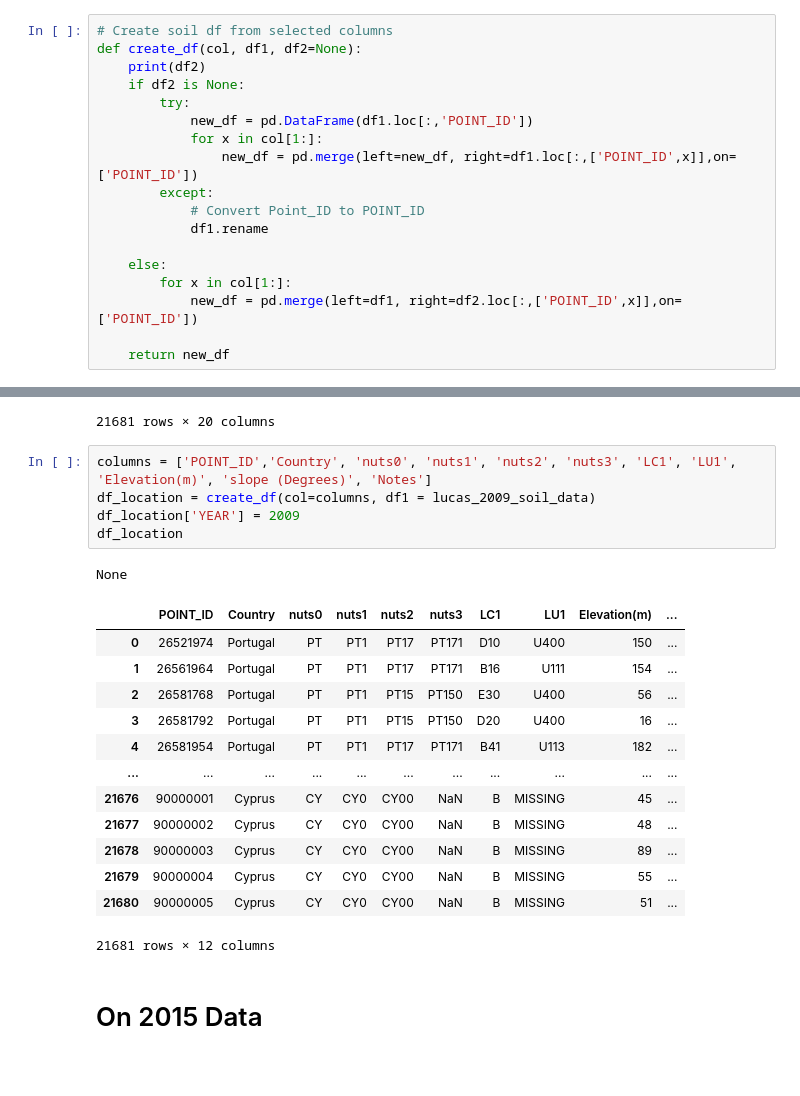
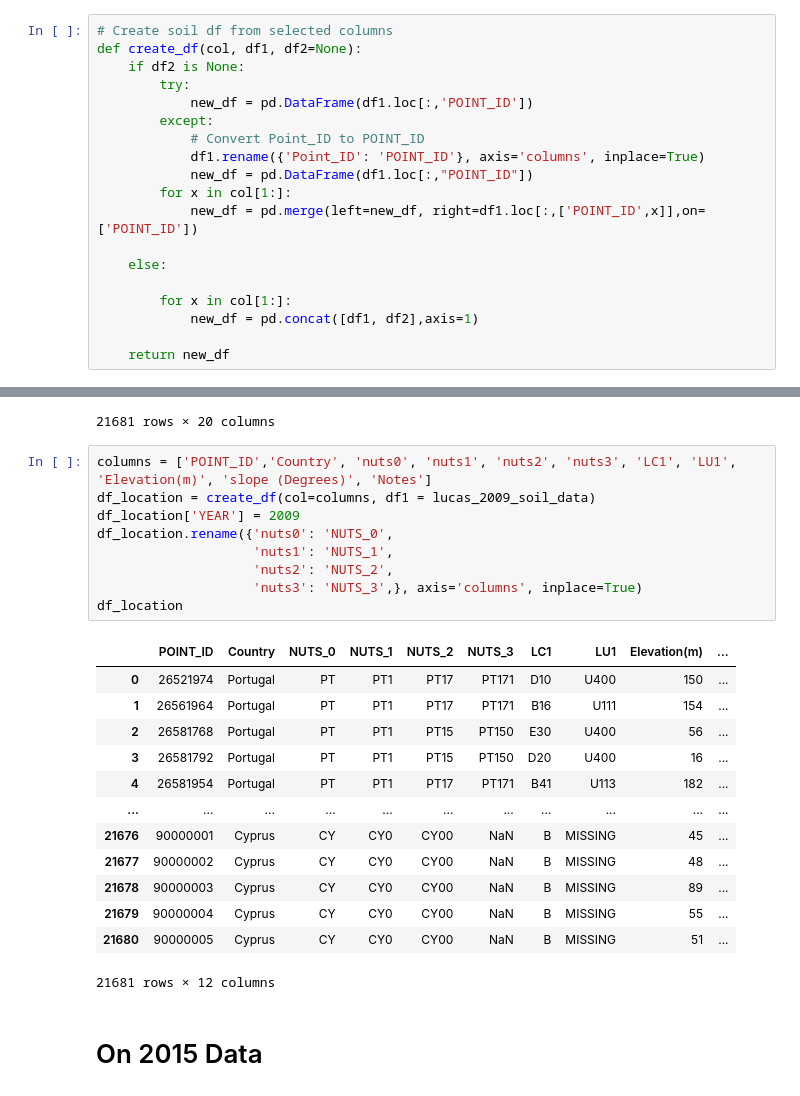
Before and after one commit to IndianGrandpa/AI4ls-Team-52, a Jupyter notebook: EDA.ipynb, the cells around one changed output, grey strips where cells are left out. Saved outputs shown, nothing was run; the diff lists cells and outputs as text; blank space fills up the shorter version.

Commit message:
downloading data

```diff
--- a/EDA.ipynb
+++ b/EDA.ipynb
@@ -134,18 +134,19 @@ Index([',POINT_ID,PTotal,Country,LONG,LAT,geom_X,geom_Y'], dtype='object')
 # %%
 # Create soil df from selected columns
 def create_df(col, df1, df2=None):
-    print(df2)
     if df2 is None:
         try:
             new_df = pd.DataFrame(df1.loc[:,'POINT_ID'])
-            for x in col[1:]:
-                new_df = pd.merge(left=new_df, right=df1.loc[:,['POINT_ID',x]],on=['POINT_ID'])
         except:
             # Convert Point_ID to POINT_ID
-            df1.rename
+            df1.rename({'Point_ID': 'POINT_ID'}, axis='columns', inplace=True)
+            new_df = pd.DataFrame(df1.loc[:,"POINT_ID"])
+        for x in col[1:]:
+            new_df = pd.merge(left=new_df, right=df1.loc[:,['POINT_ID',x]],on=['POINT_ID'])
 
     else:
+
         for x in col[1:]:
-            new_df = pd.merge(left=df1, right=df2.loc[:,['POINT_ID',x]],on=['POINT_ID'])
+            new_df = pd.concat([df1, df2],axis=1)
 
     return new_df
@@ -247,23 +250,26 @@ df_2009
 # %%
 columns = ['POINT_ID','Country', 'nuts0', 'nuts1', 'nuts2', 'nuts3', 'LC1', 'LU1', 'Elevation(m)', 'slope (Degrees)', 'Notes']
 df_location = create_df(col=columns, df1 = lucas_2009_soil_data)
 df_location['YEAR'] = 2009
+df_location.rename({'nuts0': 'NUTS_0',
+                    'nuts1': 'NUTS_1',
+                    'nuts2': 'NUTS_2',
+                    'nuts3': 'NUTS_3',}, axis='columns', inplace=True)
 df_location
 # %% [output]
+|  | POINT_ID | Country | NUTS_0 | NUTS_1 | NUTS_2 | NUTS_3 | LC1 | LU1 | Elevation(m) | ... |
+| 0 | 26521974 | Portugal | PT | PT1 | PT17 | PT171 | D10 | U400 | 150 | ... |
+| 1 | 26561964 | Portugal | PT | PT1 | PT17 | PT171 | B16 | U111 | 154 | ... |
+| 2 | 26581768 | Portugal | PT | PT1 | PT15 | PT150 | E30 | U400 | 56 | ... |
+| 3 | 26581792 | Portugal | PT | PT1 | PT15 | PT150 | D20 | U400 | 16 | ... |
+| 4 | 26581954 | Portugal | PT | PT1 | PT17 | PT171 | B41 | U113 | 182 | ... |
+| ... | ... | ... | ... | ... | ... | ... | ... | ... | ... | ... |
+| 21676 | 90000001 | Cyprus | CY | CY0 | CY00 | NaN | B | MISSING | 45 | ... |
+| 21677 | 90000002 | Cyprus | CY | CY0 | CY00 | NaN | B | MISSING | 48 | ... |
+| 21678 | 90000003 | Cyprus | CY | CY0 | CY00 | NaN | B | MISSING | 89 | ... |
+| 21679 | 90000004 | Cyprus | CY | CY0 | CY00 | NaN | B | MISSING | 55 | ... |
+| 21680 | 90000005 | Cyprus | CY | CY0 | CY00 | NaN | B | MISSING | 51 | ... |
-None
+21681 rows × 12 columns
-|  | POINT_ID | Country | nuts0 | nuts1 | nuts2 | nuts3 | LC1 | LU1 | Elevation(m) | ... |
-| 0 | 26521974 | Portugal | PT | PT1 | PT17 | PT171 | D10 | U400 | 150 | ... |
-| 1 | 26561964 | Portugal | PT | PT1 | PT17 | PT171 | B16 | U111 | 154 | ... |
-| 2 | 26581768 | Portugal | PT | PT1 | PT15 | PT150 | E30 | U400 | 56 | ... |
-| 3 | 26581792 | Portugal | PT | PT1 | PT15 | PT150 | D20 | U400 | 16 | ... |
-| 4 | 26581954 | Portugal | PT | PT1 | PT17 | PT171 | B41 | U113 | 182 | ... |
-| ... | ... | ... | ... | ... | ... | ... | ... | ... | ... | ... |
-| 21676 | 90000001 | Cyprus | CY | CY0 | CY00 | NaN | B | MISSING | 45 | ... |
-| 21677 | 90000002 | Cyprus | CY | CY0 | CY00 | NaN | B | MISSING | 48 | ... |
-| 21678 | 90000003 | Cyprus | CY | CY0 | CY00 | NaN | B | MISSING | 89 | ... |
-| 21679 | 90000004 | Cyprus | CY | CY0 | CY00 | NaN | B | MISSING | 55 | ... |
-| 21680 | 90000005 | Cyprus | CY | CY0 | CY00 | NaN | B | MISSING | 51 | ... |
-21681 rows × 12 columns
 # %% [markdown]
 <h1>On 2015 Data</h1>
 # %% [markdown]
```
Also changed, not shown: parts of 7 cells of this notebook, 1 other file.
